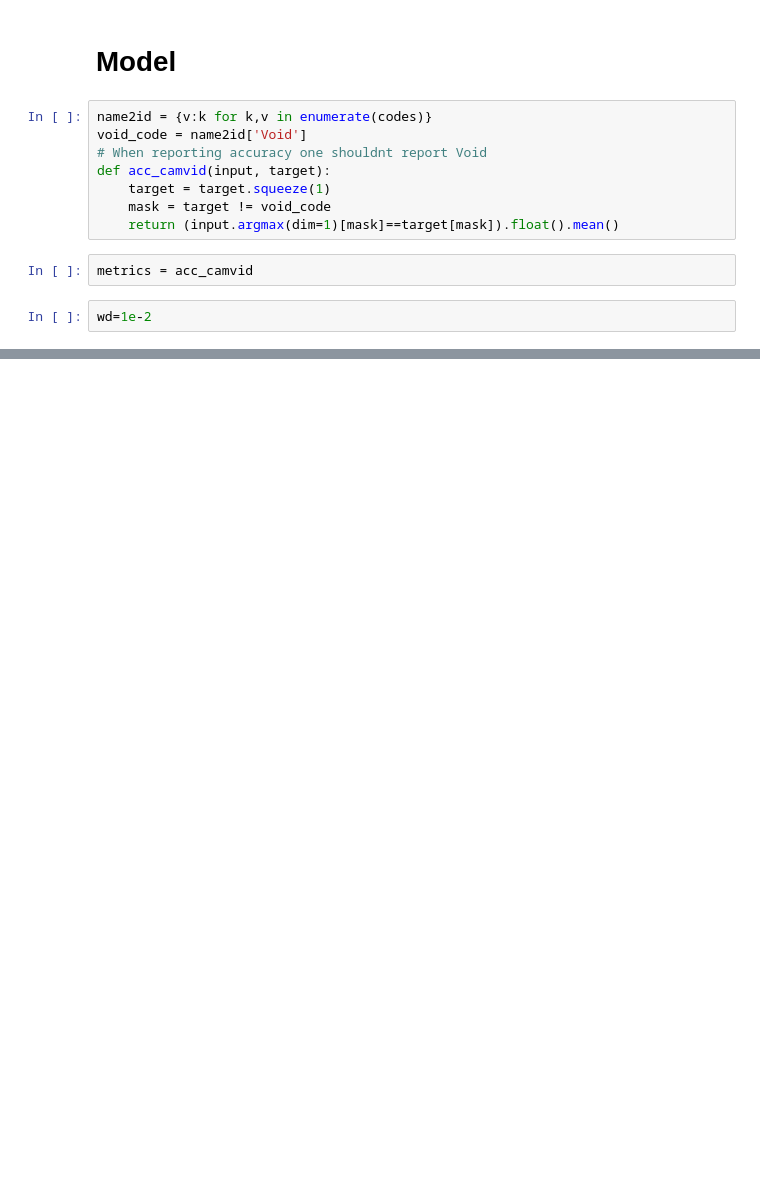
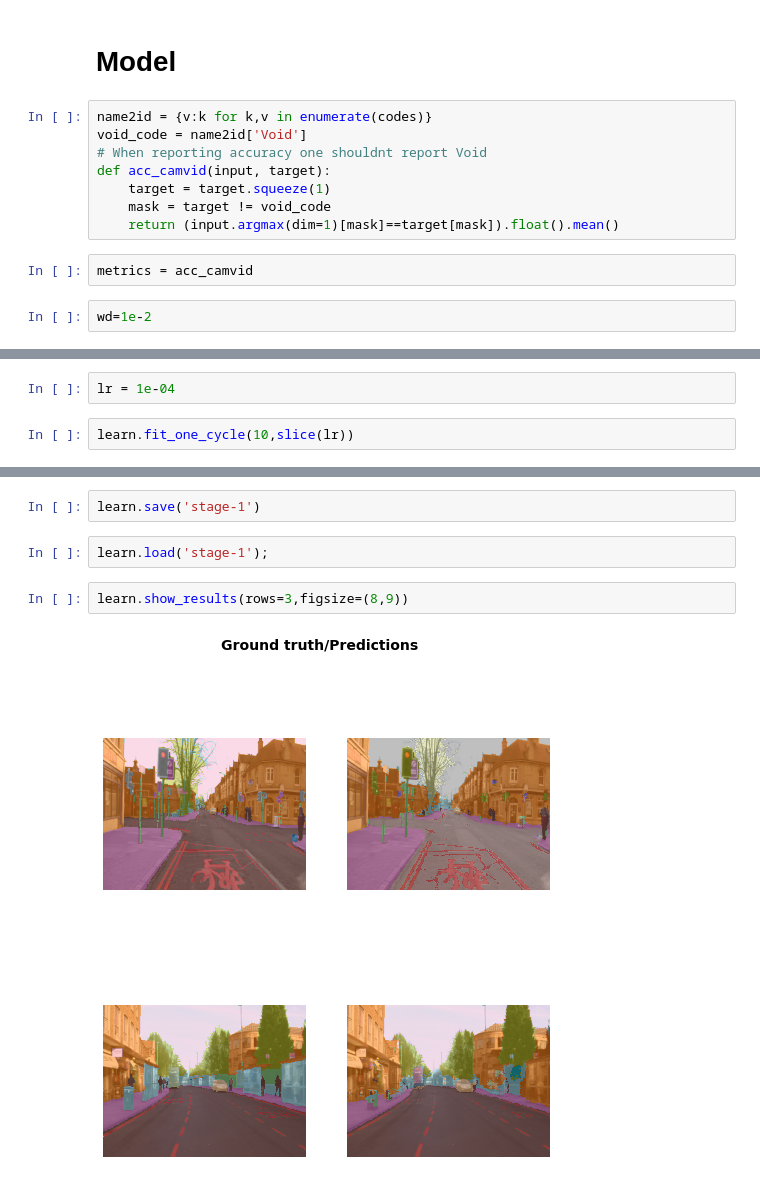
Before and after one commit to Humaidabdullah/FastAi-Course, a Jupyter notebook: Lesson 3.2 - Image segmentation with CamVid/Untitled.ipynb, the cells around one changed output, grey strips where cells are left out. Saved outputs shown, nothing was run; the diff lists cells and outputs as text; blank space fills up the shorter version.

```diff
--- a/Lesson 3.2 - Image segmentation with CamVid/Untitled.ipynb
+++ b/Lesson 3.2 - Image segmentation with CamVid/Untitled.ipynb
@@ -151,0 +147,4 @@ learn.recorder.plot()
+# %%
+lr = 1e-04
+# %%
+learn.fit_one_cycle(10,slice(lr))
@@ -151,0 +163,8 @@ learn.recorder.plot()
+# %%
+learn.save('stage-1')
+# %%
+learn.load('stage-1');
+# %%
+learn.show_results(rows=3,figsize=(8,9))
+# %% [output]
+[figure, added]
```
Also changed, not shown: parts of 14 cells of this notebook.
